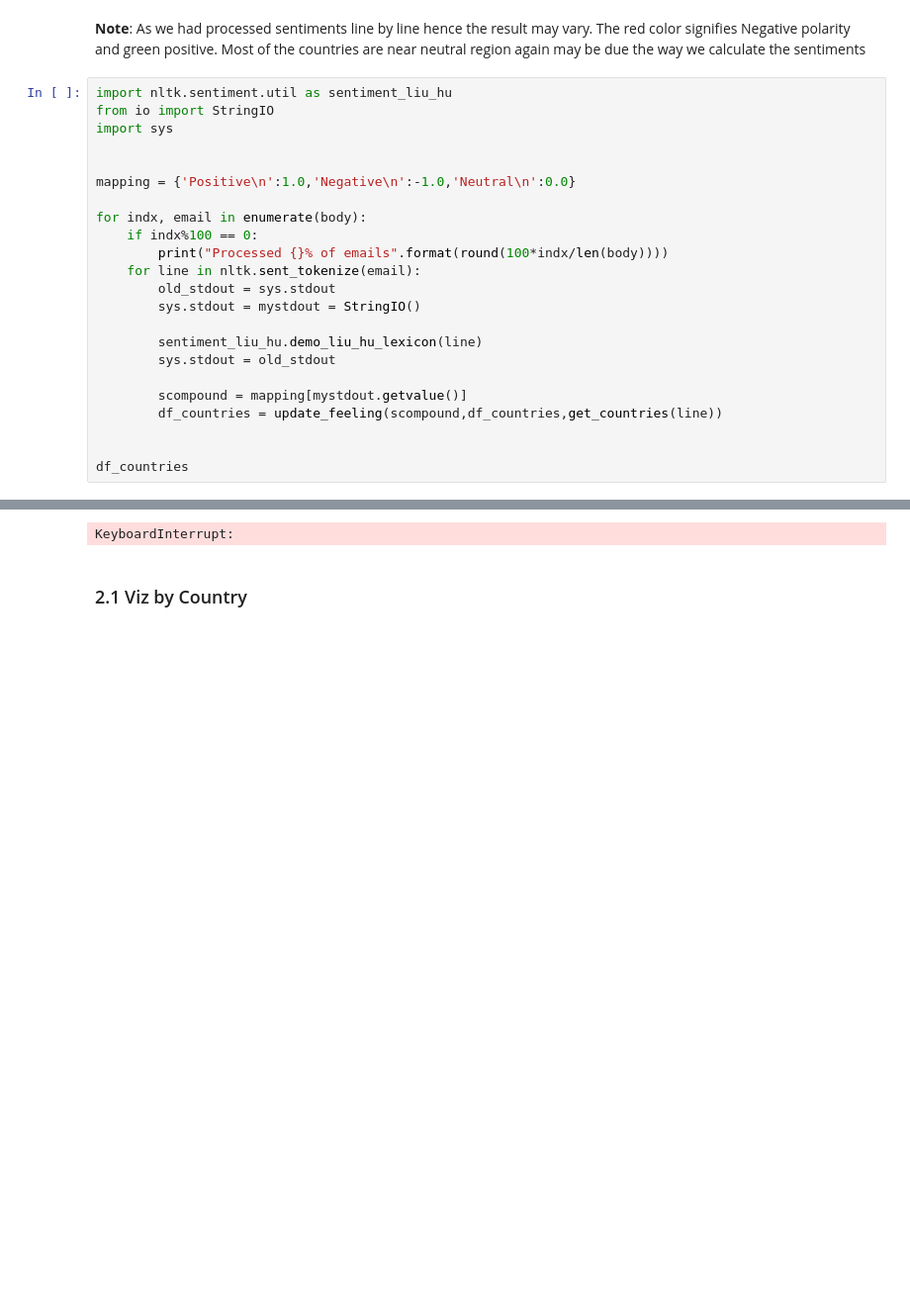
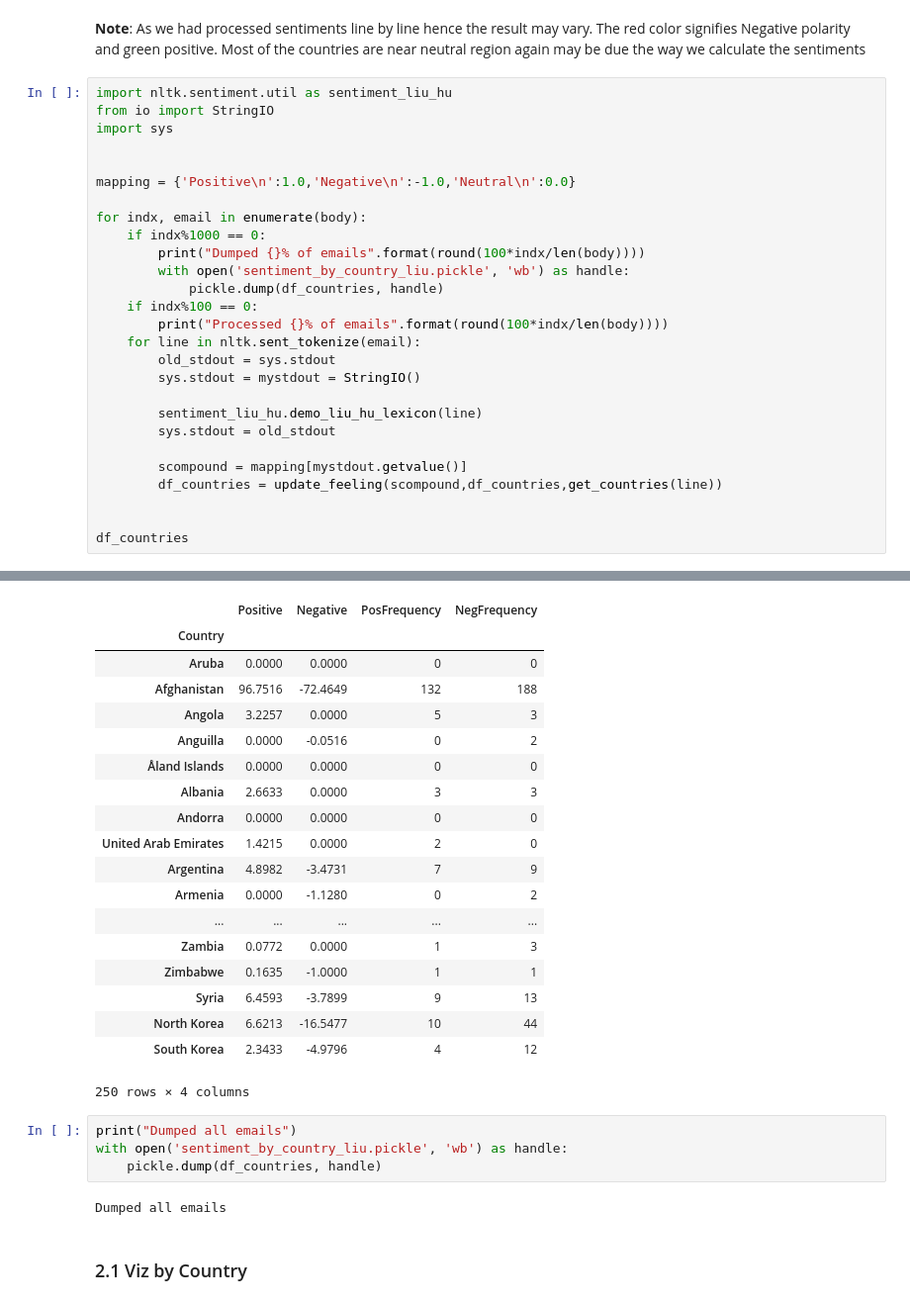
Before and after one commit to vidit09/ada-homework, a Jupyter notebook: 05 - Taming Text/Taming Text.ipynb, the cells around one changed output, grey strips where cells are left out. Shown at 99% size. Drawn from its saved outputs; the diff is of its cells as text; blank space fills up the shorter version.

```diff
--- a/05 - Taming Text/Taming Text.ipynb
+++ b/05 - Taming Text/Taming Text.ipynb
@@ -284,6 +284,10 @@ import sys
 mapping = {'Positive\n':1.0,'Negative\n':-1.0,'Neutral\n':0.0}
 
 for indx, email in enumerate(body):
+    if indx%1000 == 0:
+        print("Dumped {}% of emails".format(round(100*indx/len(body))))
+        with open('sentiment_by_country_liu.pickle', 'wb') as handle:
+            pickle.dump(df_countries, handle)
     if indx%100 == 0:
         print("Processed {}% of emails".format(round(100*indx/len(body))))
     for line in nltk.sent_tokenize(email):
@@ -303,4 +323,28 @@ Processed 0% of emails
+|  | Positive | Negative | PosFrequency | NegFrequency |
+| Country |  |  |  |  |
+| Aruba | 0.0000 | 0.0000 | 0 | 0 |
+| Afghanistan | 96.7516 | -72.4649 | 132 | 188 |
+| Angola | 3.2257 | 0.0000 | 5 | 3 |
+| Anguilla | 0.0000 | -0.0516 | 0 | 2 |
+| Åland Islands | 0.0000 | 0.0000 | 0 | 0 |
+| Albania | 2.6633 | 0.0000 | 3 | 3 |
+| Andorra | 0.0000 | 0.0000 | 0 | 0 |
+| United Arab Emirates | 1.4215 | 0.0000 | 2 | 0 |
+| Argentina | 4.8982 | -3.4731 | 7 | 9 |
+| Armenia | 0.0000 | -1.1280 | 0 | 2 |
+| ... | ... | ... | ... | ... |
+| Zambia | 0.0772 | 0.0000 | 1 | 3 |
+| Zimbabwe | 0.1635 | -1.0000 | 1 | 1 |
+| Syria | 6.4593 | -3.7899 | 9 | 13 |
+| North Korea | 6.6213 | -16.5477 | 10 | 44 |
+| South Korea | 2.3433 | -4.9796 | 4 | 12 |
-KeyboardInterrupt:
+250 rows × 4 columns
+# %%
+print("Dumped all emails")
+with open('sentiment_by_country_liu.pickle', 'wb') as handle:
+    pickle.dump(df_countries, handle)
+# %% [output]
+Dumped all emails
 # %% [markdown]
 ### 2.1 Viz by Country
 # %%
```
Also changed, not shown: parts of 4 cells of this notebook.
